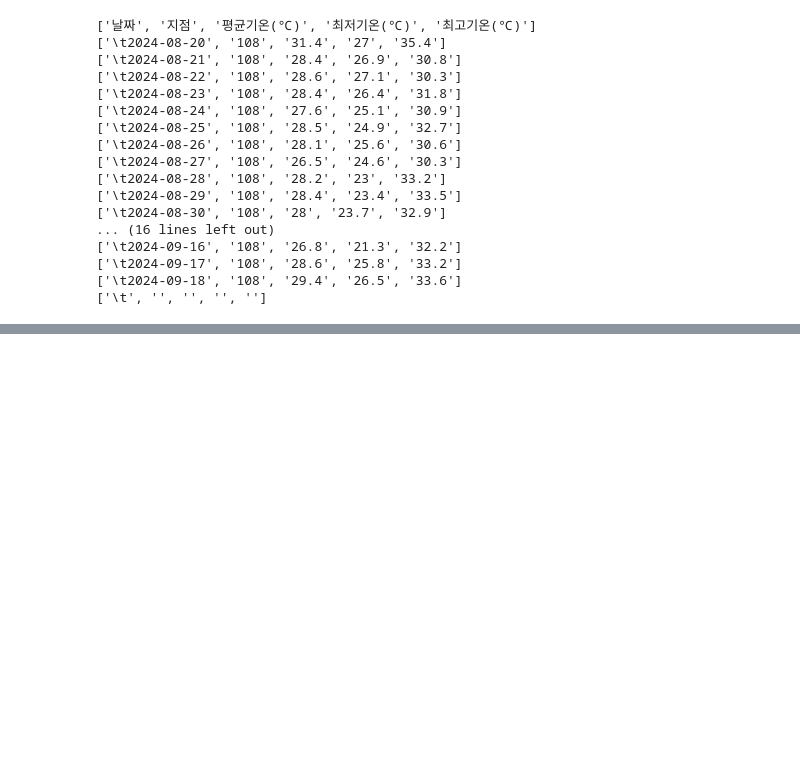
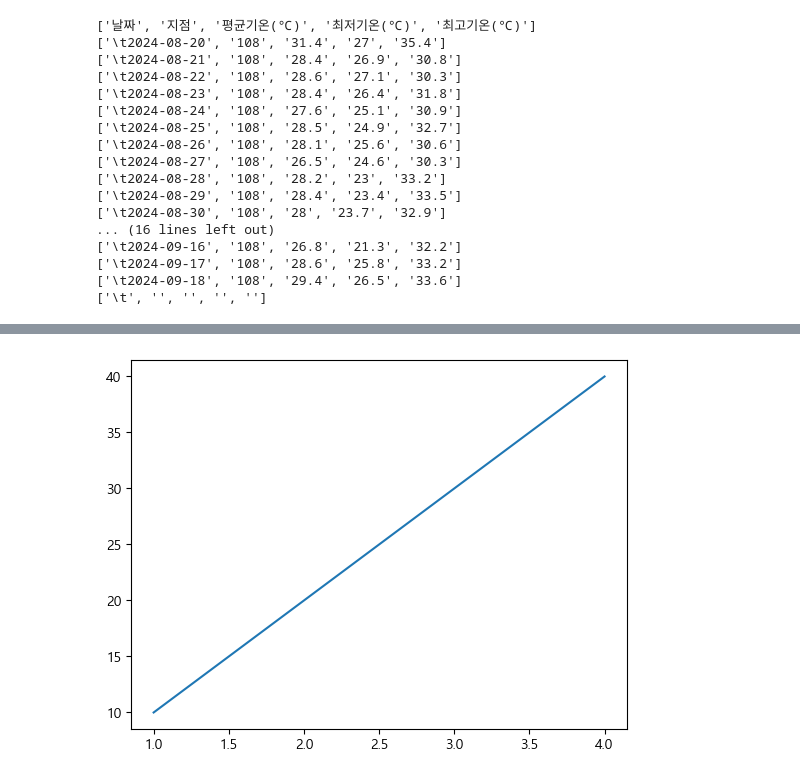
Before and after one commit to EunSeong-Jo/DMU, a Jupyter notebook: 1-freshman/2st-semester/데이터분석입문/232678_조은성_3주차.ipynb, the cells around one changed output, grey strips where cells are left out. Saved outputs shown, nothing was run; the diff lists cells and outputs as text; code cells hidden in the pictures; blank space fills up the shorter version.

```diff
--- a/1-freshman/2st-semester/데이터분석입문/232678_조은성_3주차.ipynb
+++ b/1-freshman/2st-semester/데이터분석입문/232678_조은성_3주차.ipynb
@@ -113,0 +364,5 @@ f.close()
+# %%
+plt.plot([1, 2, 3, 4], [10, 20, 30, 40])
+plt.show()
+# %% [output]
+[figure, added]
```
Also changed, not shown: parts of 33 cells of this notebook.
